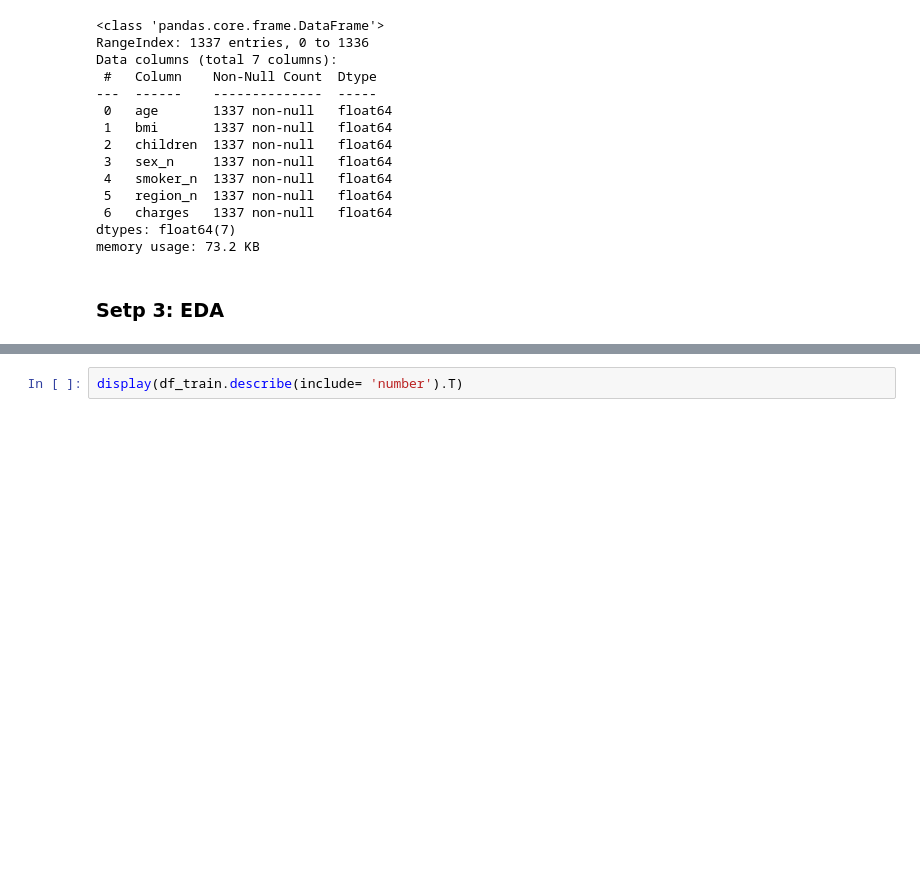
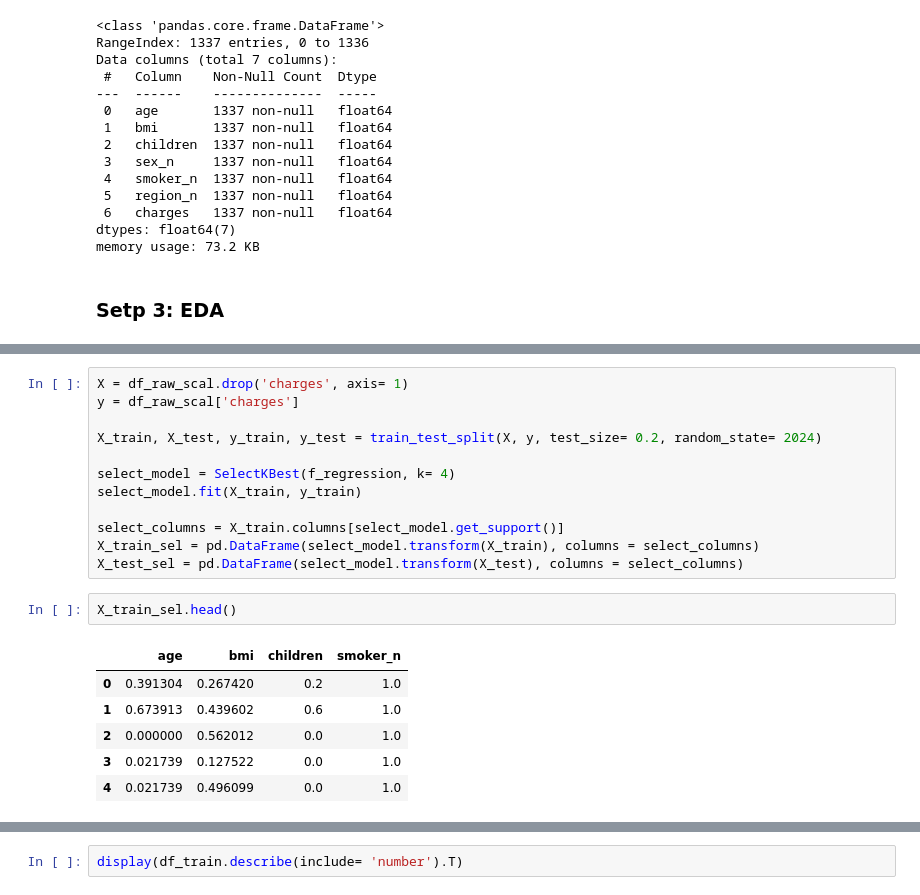
Before and after one commit to rodri-iot/machine-learning-python-template, a Jupyter notebook: src/app.ipynb, the cells around one changed output, grey strips where cells are left out. Cells and saved outputs as stored; diff of their text form; blank space fills up the shorter version.

```diff
--- a/src/app.ipynb
+++ b/src/app.ipynb
@@ -120,0 +164,21 @@ df_train, df_test = train_test_split(df_raw_scal, test_size= 0.2, random_state=
+# %%
+X = df_raw_scal.drop('charges', axis= 1)
+y = df_raw_scal['charges']
+
+X_train, X_test, y_train, y_test = train_test_split(X, y, test_size= 0.2, random_state= 2024)
+
+select_model = SelectKBest(f_regression, k= 4)
+select_model.fit(X_train, y_train)
+
+select_columns = X_train.columns[select_model.get_support()]
+X_train_sel = pd.DataFrame(select_model.transform(X_train), columns = select_columns)
+X_test_sel = pd.DataFrame(select_model.transform(X_test), columns = select_columns)
+# %%
+X_train_sel.head()
+# %% [output]
+|  | age | bmi | children | smoker_n |
+| 0 | 0.391304 | 0.267420 | 0.2 | 1.0 |
+| 1 | 0.673913 | 0.439602 | 0.6 | 1.0 |
+| 2 | 0.000000 | 0.562012 | 0.0 | 1.0 |
+| 3 | 0.021739 | 0.127522 | 0.0 | 1.0 |
+| 4 | 0.021739 | 0.496099 | 0.0 | 1.0 |
```
Also changed, not shown: parts of 6 cells of this notebook, 2 other files.
